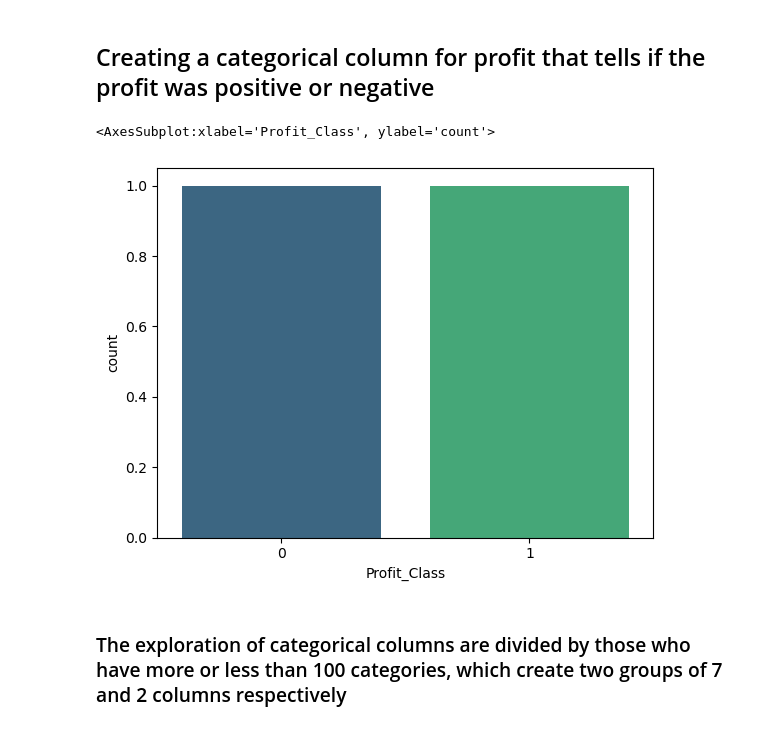
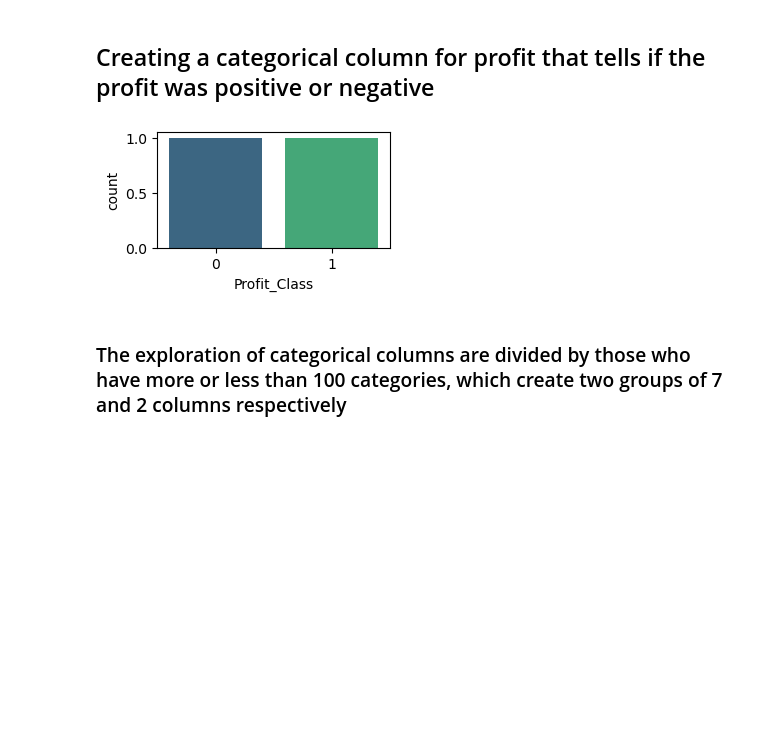
Before and after one commit to viniciusfjacinto/machine-learning-fiec, a Jupyter notebook: modelo.ipynb, the cells around one changed output. Saved outputs shown, nothing was run; the diff lists cells and outputs as text; code cells hidden in the pictures; blank space fills up the shorter version.

```diff
--- a/modelo.ipynb
+++ b/modelo.ipynb
@@ -85,11 +88,12 @@ plt.show()
 ## Creating a categorical column for profit that tells if the profit was positive or negative
 # %%
 data['Profit_Class'] = (data['Profit'] > 0).astype(int)
+fig, ax = plt.subplots(figsize=(3, 1.5))
 
-sns.countplot(data['Profit_Class'].value_counts(), palette = 'viridis')
+sns.countplot(data['Profit_Class'].value_counts(), palette = 'viridis', ax = ax)
+plt.show()
 # %% [output]
-<AxesSubplot:xlabel='Profit_Class', ylabel='count'>
-[figure, old version]
+[figure, new version]
 # %% [markdown]
 ### The exploration of categorical columns are divided by those who have more or less than 100 categories, which create two groups of 7 and 2 columns respectively
 # %%
```
Also changed, not shown: parts of 4 cells of this notebook.
